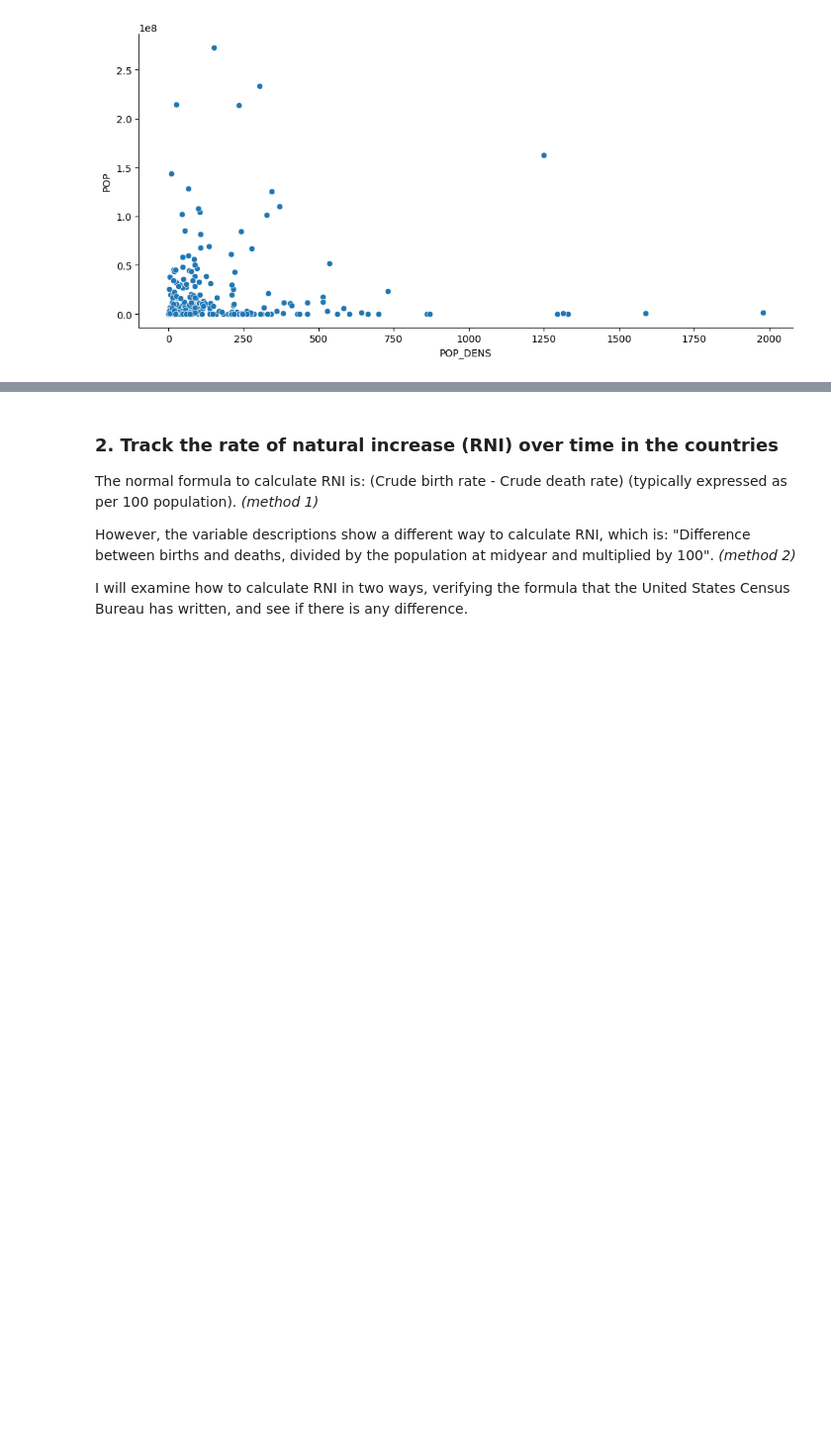
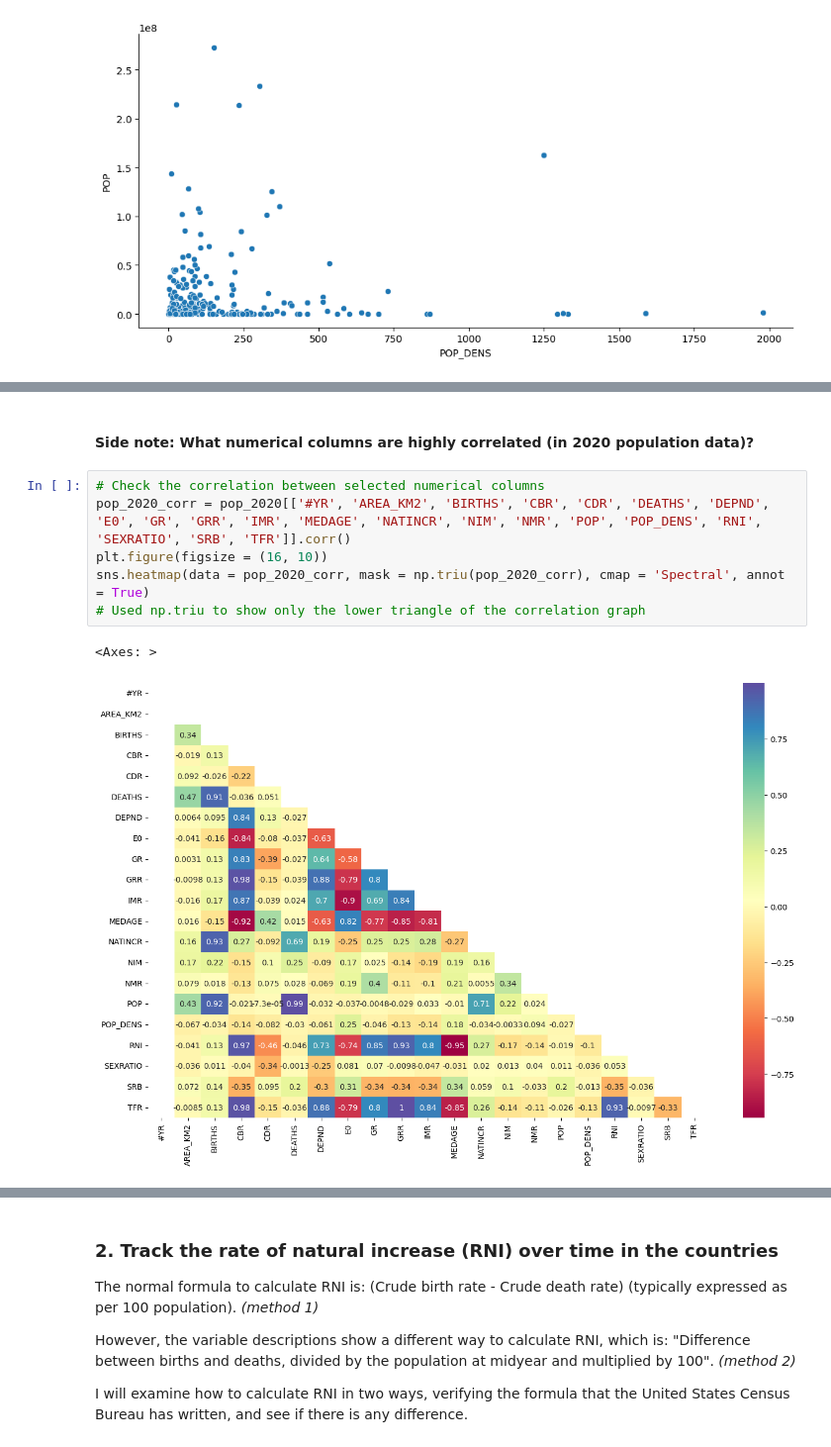
Before and after one commit to thaianle/international-database, a Jupyter notebook: idb5yr-python.ipynb, the cells around one changed output, grey strips where cells are left out. Shown at 99% size. Cells and saved outputs as stored; diff of their text form; blank space fills up the shorter version.

```diff
--- a/idb5yr-python.ipynb
+++ b/idb5yr-python.ipynb
@@ -155,0 +225,11 @@ pop_scatter = sns.relplot(data = pop_2020_rm, x = 'POP_DENS', y = 'POP', kind =
+# %% [markdown]
+#### Side note: What numerical columns are highly correlated (in 2020 population data)?
+# %%
+# Check the correlation between selected numerical columns
+pop_2020_corr = pop_2020[['#YR', 'AREA_KM2', 'BIRTHS', 'CBR', 'CDR', 'DEATHS', 'DEPND', 'E0', 'GR', 'GRR', 'IMR', 'MEDAGE', 'NATINCR', 'NIM', 'NMR', 'POP', 'POP_DENS', 'RNI', 'SEXRATIO', 'SRB', 'TFR']].corr()
+plt.figure(figsize = (16, 10))
+sns.heatmap(data = pop_2020_corr, mask = np.triu(pop_2020_corr), cmap = 'Spectral', annot = True)
+# Used np.triu to show only the lower triangle of the correlation graph
+# %% [output]
+<Axes: >
+[figure, added]
```
Also changed, not shown: parts of 12 cells of this notebook.
